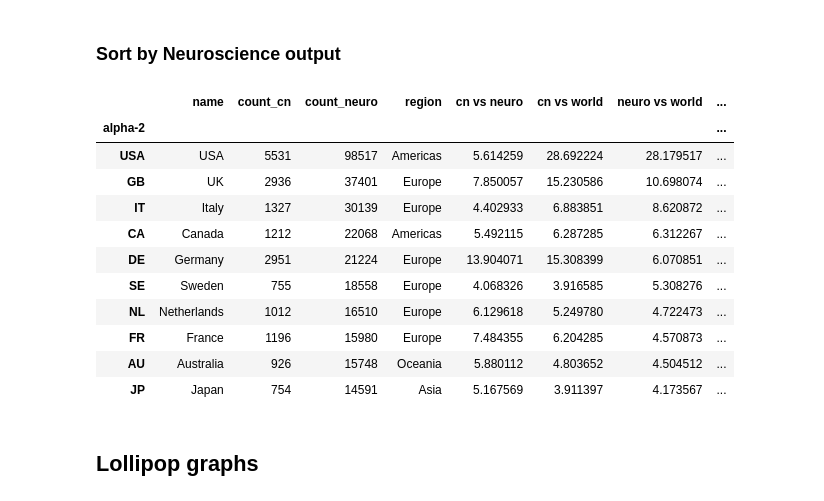
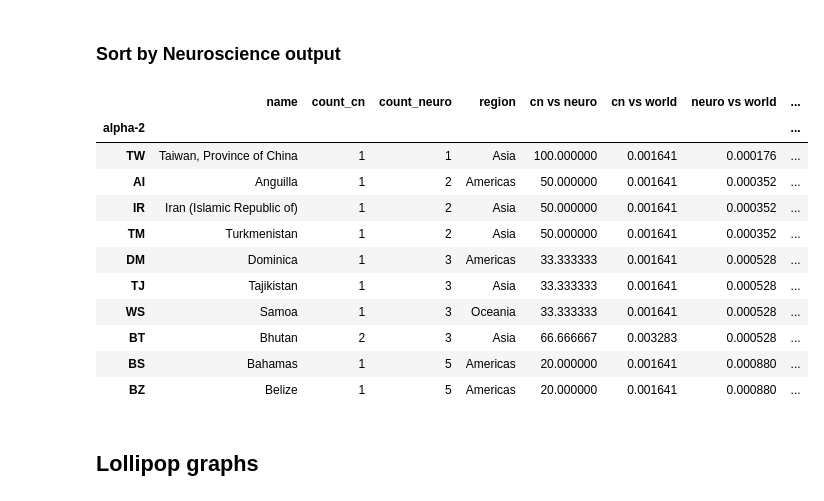
Before and after one commit to ChrisCurrin/comp_neuro_count_countries, a Jupyter notebook: comp_neuro_viz.ipynb, the cells around one changed output. Saved outputs shown, nothing was run; the diff lists cells and outputs as text; code cells hidden in the pictures.

```diff
--- a/comp_neuro_viz.ipynb
+++ b/comp_neuro_viz.ipynb
@@ -309,19 +284,23 @@ df.sort_values(by='count_cn',ascending=False).head(10)
 # %% [markdown]
 ### Sort by Neuroscience output
-# %%
-df.sort_values(by='count_neuro',ascending=False).head(10)
-# %% [output]
-|  | name | count_cn | count_neuro | region | cn vs neuro | cn vs world | neuro vs world | ... |
-| alpha-2 |  |  |  |  |  |  |  | ... |
-| USA | USA | 5531 | 98517 | Americas | 5.614259 | 28.692224 | 28.179517 | ... |
-| GB | UK | 2936 | 37401 | Europe | 7.850057 | 15.230586 | 10.698074 | ... |
-| IT | Italy | 1327 | 30139 | Europe | 4.402933 | 6.883851 | 8.620872 | ... |
-| CA | Canada | 1212 | 22068 | Americas | 5.492115 | 6.287285 | 6.312267 | ... |
-| DE | Germany | 2951 | 21224 | Europe | 13.904071 | 15.308399 | 6.070851 | ... |
-| SE | Sweden | 755 | 18558 | Europe | 4.068326 | 3.916585 | 5.308276 | ... |
-| NL | Netherlands | 1012 | 16510 | Europe | 6.129618 | 5.249780 | 4.722473 | ... |
-| FR | France | 1196 | 15980 | Europe | 7.484355 | 6.204285 | 4.570873 | ... |
-| AU | Australia | 926 | 15748 | Oceania | 5.880112 | 4.803652 | 4.504512 | ... |
-| JP | Japan | 754 | 14591 | Asia | 5.167569 | 3.911397 | 4.173567 | ... |
+# %%
+# total count
+df['count'] = df['count_cn']+df['count_neuro']
+# persist the sort
+df = df.sort_values(by=['count_neuro','count_cn'])
+df.head(10)
+# %% [output]
+|  | name | count_cn | count_neuro | region | cn vs neuro | cn vs world | neuro vs world | ... |
+| alpha-2 |  |  |  |  |  |  |  | ... |
+| TW | Taiwan, Province of China | 1 | 1 | Asia | 100.000000 | 0.001641 | 0.000176 | ... |
+| AI | Anguilla | 1 | 2 | Americas | 50.000000 | 0.001641 | 0.000352 | ... |
+| IR | Iran (Islamic Republic of) | 1 | 2 | Asia | 50.000000 | 0.001641 | 0.000352 | ... |
+| TM | Turkmenistan | 1 | 2 | Asia | 50.000000 | 0.001641 | 0.000352 | ... |
+| DM | Dominica | 1 | 3 | Americas | 33.333333 | 0.001641 | 0.000528 | ... |
+| TJ | Tajikistan | 1 | 3 | Asia | 33.333333 | 0.001641 | 0.000528 | ... |
+| WS | Samoa | 1 | 3 | Oceania | 33.333333 | 0.001641 | 0.000528 | ... |
+| BT | Bhutan | 2 | 3 | Asia | 66.666667 | 0.003283 | 0.000528 | ... |
+| BS | Bahamas | 1 | 5 | Americas | 20.000000 | 0.001641 | 0.000880 | ... |
+| BZ | Belize | 1 | 5 | Americas | 20.000000 | 0.001641 | 0.000880 | ... |
 # %% [markdown]
 ## Lollipop graphs
```
Also changed, not shown: parts of 22 cells of this notebook, 7 other files.
